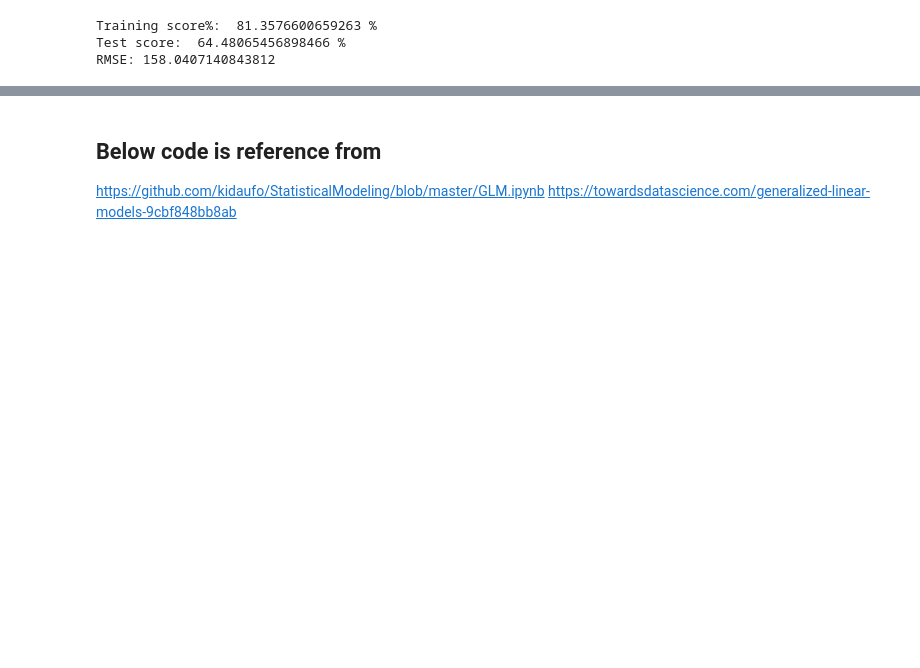
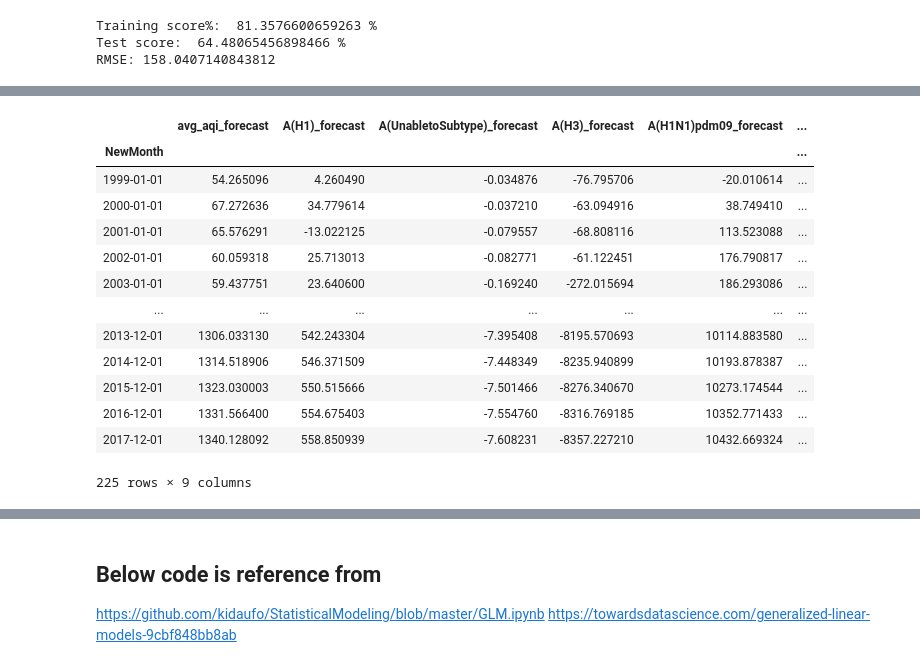
Before and after one commit to s-c-soma/cmpe255_CA_RespiratoryDiseaseVS.Airquality_Prediction-Association, a Jupyter notebook: notebooks/AQ_3-Influenza_Correlation-LinearModeling.ipynb, the cells around one changed output, grey strips where cells are left out. Cells and saved outputs as stored; diff of their text form; code cells hidden in the pictures; blank space fills up the shorter version.

```diff
--- a/notebooks/AQ_3-Influenza_Correlation-LinearModeling.ipynb
+++ b/notebooks/AQ_3-Influenza_Correlation-LinearModeling.ipynb
@@ -574,0 +872,8 @@ RMSE: 158.0407140843812
+# %%
+#serial corerelation
+
+from statsmodels.stats.stattools import durbin_watson
+out = durbin_watson(model_fitted.resid)
+
+for col, val in zip(merged_var.columns, out):
+    print(adjust(col), ':', round(val, 2))
@@ -574,0 +972,21 @@ RMSE: 158.0407140843812
+# %%
+df_results = invert_transformation(trainData, df_forecast, second_diff=True)
+df_results.loc[:, ['avg_aqi_forecast', 'A(H1)_forecast', 'A(UnabletoSubtype)_forecast', 'A(H3)_forecast',
+       'A(H1N1)pdm09_forecast', 'A(SubtypingNotPerformed)_forecast',
+       'B(VictoriaLineage)_forecast', 'B(YamagataLineage)_forecast',
+       'B(LineageUnspecified)_forecast']]
+# %% [output]
+|  | avg_aqi_forecast | A(H1)_forecast | A(UnabletoSubtype)_forecast | A(H3)_forecast | A(H1N1)pdm09_forecast | ... |
+| NewMonth |  |  |  |  |  | ... |
+| 1999-01-01 | 54.265096 | 4.260490 | -0.034876 | -76.795706 | -20.010614 | ... |
+| 2000-01-01 | 67.272636 | 34.779614 | -0.037210 | -63.094916 | 38.749410 | ... |
+| 2001-01-01 | 65.576291 | -13.022125 | -0.079557 | -68.808116 | 113.523088 | ... |
+| 2002-01-01 | 60.059318 | 25.713013 | -0.082771 | -61.122451 | 176.790817 | ... |
+| 2003-01-01 | 59.437751 | 23.640600 | -0.169240 | -272.015694 | 186.293086 | ... |
+| ... | ... | ... | ... | ... | ... | ... |
+| 2013-12-01 | 1306.033130 | 542.243304 | -7.395408 | -8195.570693 | 10114.883580 | ... |
+| 2014-12-01 | 1314.518906 | 546.371509 | -7.448349 | -8235.940899 | 10193.878387 | ... |
+| 2015-12-01 | 1323.030003 | 550.515666 | -7.501466 | -8276.340670 | 10273.174544 | ... |
+| 2016-12-01 | 1331.566400 | 554.675403 | -7.554760 | -8316.769185 | 10352.771433 | ... |
+| 2017-12-01 | 1340.128092 | 558.850939 | -7.608231 | -8357.227210 | 10432.669324 | ... |
+225 rows × 9 columns
```
Also changed, not shown: parts of 40 cells of this notebook, 1 other file.
